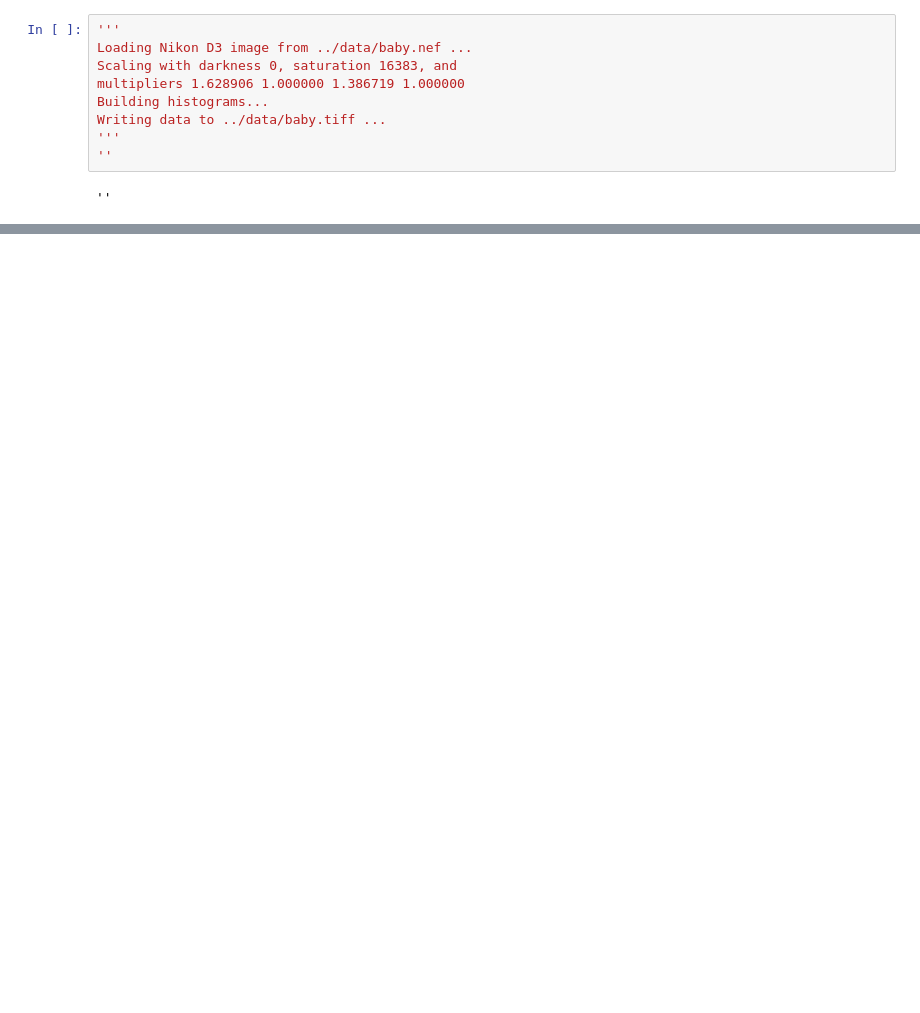
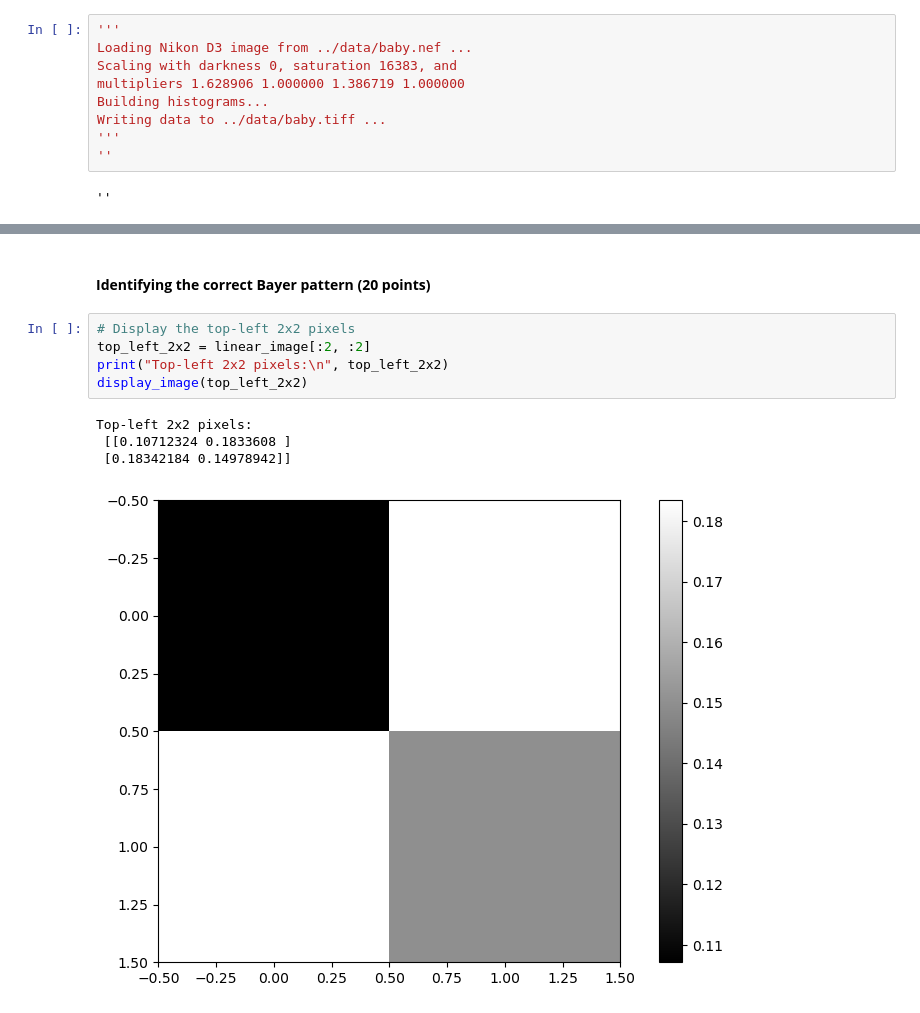
Before and after one commit to eonemli/ISP_pipeline, a Jupyter notebook: src/isp_hw.ipynb, the cells around one changed output, grey strips where cells are left out. Saved outputs shown, nothing was run; the diff lists cells and outputs as text; blank space fills up the shorter version.

```diff
--- a/src/isp_hw.ipynb
+++ b/src/isp_hw.ipynb
@@ -41,0 +100,12 @@ Writing data to ../data/baby.tiff ...
+# %% [markdown]
+#### **Identifying the correct Bayer pattern (20 points)**
+# %%
+# Display the top-left 2x2 pixels
+top_left_2x2 = linear_image[:2, :2]
+print("Top-left 2x2 pixels:\n", top_left_2x2)
+display_image(top_left_2x2)
+# %% [output]
+Top-left 2x2 pixels:
+ [[0.10712324 0.1833608 ]
+ [0.18342184 0.14978942]]
+[figure, added]
```
Also changed, not shown: parts of 15 cells of this notebook, 1 other file.
